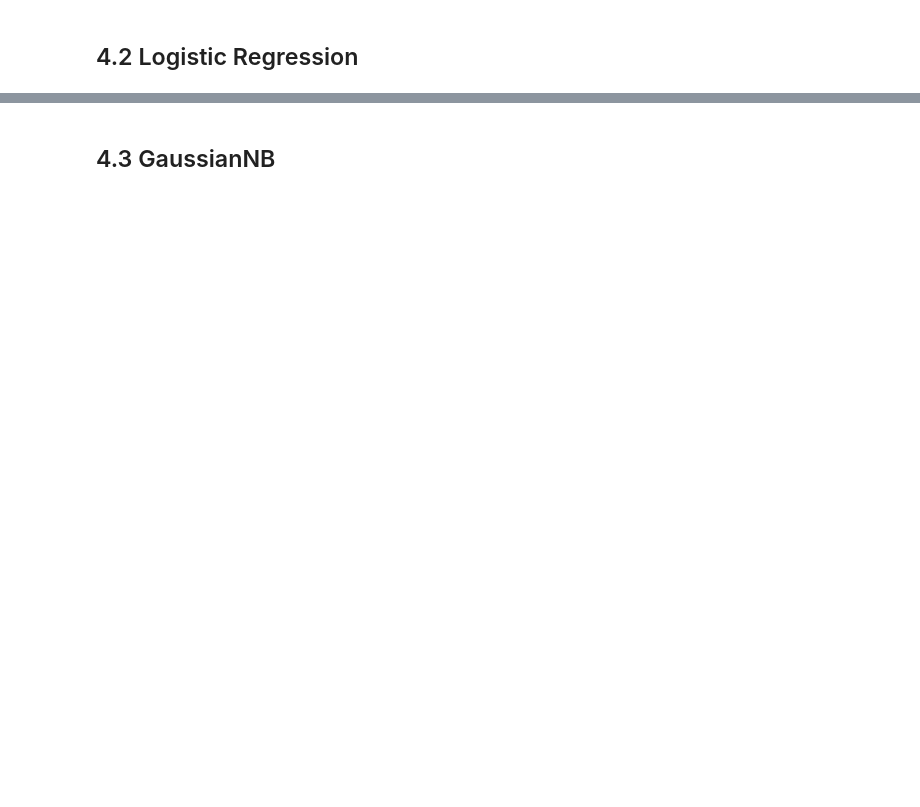
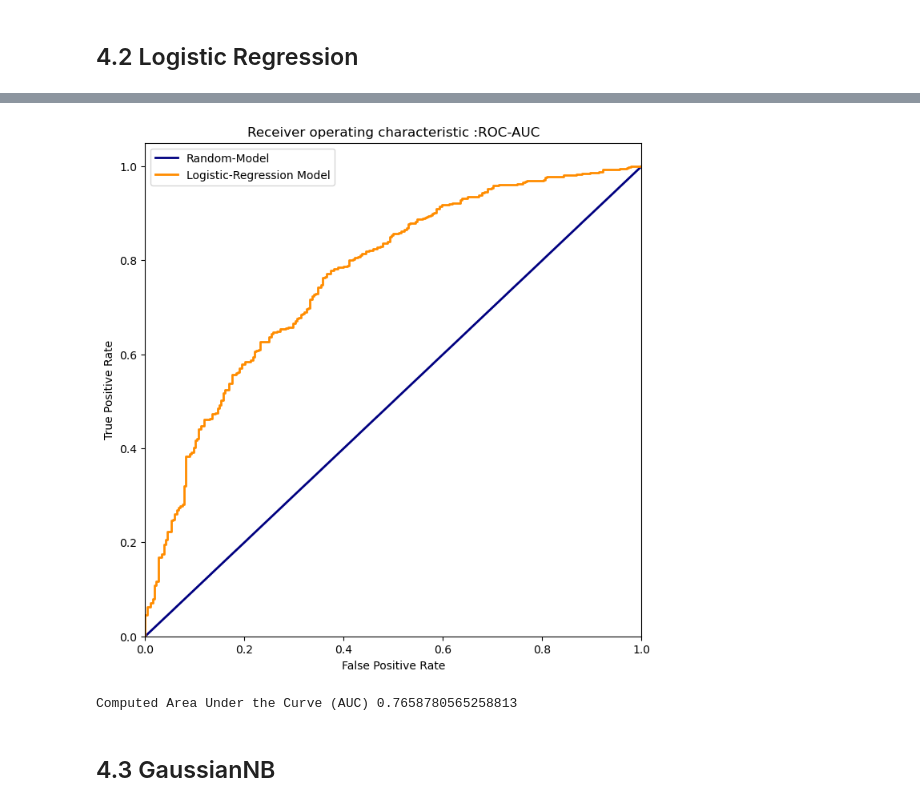
Before and after one commit to alexvatti/full-stack-data-science, a Jupyter notebook: Internship-Exercises/ML-Internship/Classification/Telecom-Churn-Classification/Telecom-Churn-Classifier.ipynb, the cells around one changed output, grey strips where cells are left out. Drawn from its saved outputs; the diff is of its cells as text; code cells hidden in the pictures; blank space fills up the shorter version.

```diff
--- a/Internship-Exercises/ML-Internship/Classification/Telecom-Churn-Classification/Telecom-Churn-Classifier.ipynb
+++ b/Internship-Exercises/ML-Internship/Classification/Telecom-Churn-Classification/Telecom-Churn-Classifier.ipynb
@@ -179,3 +195,19 @@ True Positive: 495
+# %%
+fpr,tpr, thresholds = roc_curve(y_test,lg_model.predict_proba(X_test)[:,1])
+plt.figure(figsize=(8,8))
+plt.xlim([0.0, 1.0])
+plt.ylim([0.0, 1.05])
+plt.plot([0,1],[0,1],color="navy",lw=2,label="Random-Model")
+plt.plot(fpr,tpr,color="darkorange",lw=2, label="Logistic-Regression Model")
+plt.xlabel("False Positive Rate")
+plt.ylabel("True Positive Rate")
+plt.title("Receiver operating characteristic :ROC-AUC")
+plt.legend()
+plt.show()
+print("Computed Area Under the Curve (AUC)",auc(fpr, tpr))
+# %% [output]
+[figure, added]
+Computed Area Under the Curve (AUC) 0.7658780565258813
 # %% [markdown]
 ## 4.3 GaussianNB
 # %%
```
Also changed, not shown: parts of 13 cells of this notebook, 5 other files.
